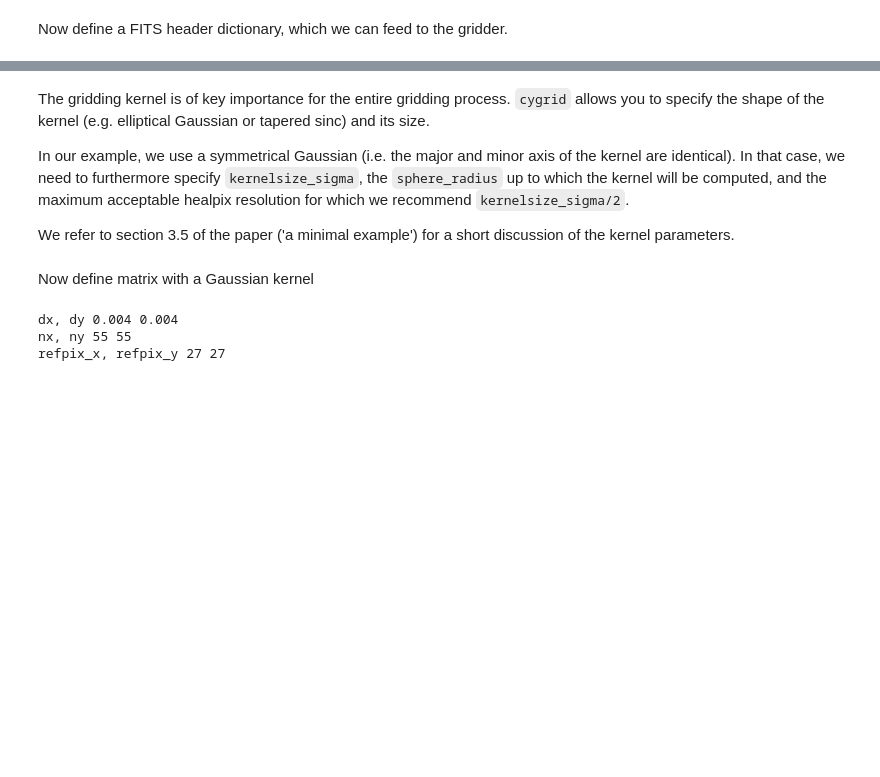
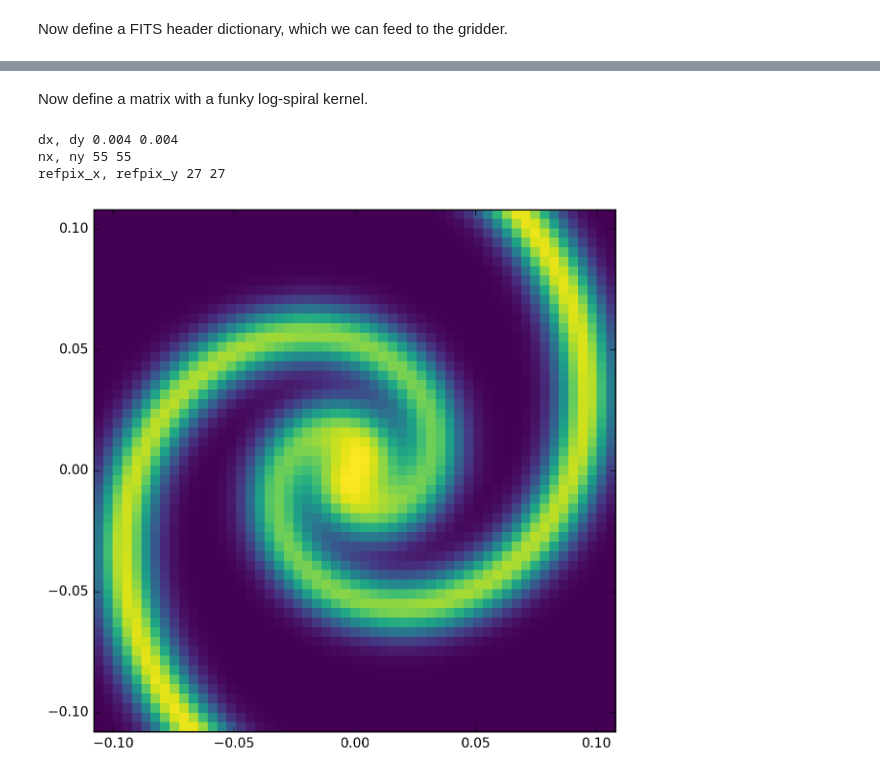
Before and after one commit to YangwdX/cygrid, a Jupyter notebook: notebooks/matrix.ipynb, the cells around one changed output, grey strips where cells are left out. Drawn from its saved outputs; the diff is of its cells as text; code cells hidden in the pictures; blank space fills up the shorter version.

```diff
--- a/notebooks/matrix.ipynb
+++ b/notebooks/matrix.ipynb
@@ -123,0 +113,2 @@ We start the gridding by initating the gridder with the `target_header`. Prior t
+# %% [markdown]
+Now define a matrix with a funky log-spiral kernel.
@@ -123,0 +119,21 @@ We start the gridding by initating the gridder with the `target_header`. Prior t
+# %%
+dx, dy = abs(target_header['CDELT1']) / 5., abs(target_header['CDELT2'] / 5.)
+print('dx, dy', dx, dy)
+
+# make kernel size odd (for each dimension)
+nx = 2 * int(support_radius / dx + 0.5) + 1
+ny = 2 * int(support_radius / dy + 0.5) + 1
+print('nx, ny', nx, ny)
+
+# put ref pixel exactly in the middle
+refpix_x, refpix_y = nx // 2, ny // 2
+print('refpix_x, refpix_y', refpix_x, refpix_y)
+
+xvec = (np.arange(nx) - refpix_x) * dx
+yvec = (np.arange(ny) - refpix_y) * dy
+
+# print(xcoords, ycoords)
+# %% [output]
+dx, dy 0.004 0.004
+nx, ny 55 55
+refpix_x, refpix_y 27 27
@@ -124,8 +171,14 @@ We start the gridding by initating the gridder with the `target_header`. Prior t
+# %%
+fig = pl.figure(figsize=(7, 7))
+ax = fig.add_subplot(111)
+ax.imshow(
+    gauss_matrix_kernel,
+    extent=(xvec[0], xvec[-1], yvec[0], yvec[-1]),
+    origin='lower', cmap='viridis', interpolation='nearest',
+    )
+ax.set_aspect('equal')
+pl.show()
+# %% [output]
+[figure, added]
 # %%
 gridder = cygrid.WcsGrid(target_header)
-# %% [markdown]
-The gridding kernel is of key importance for the entire gridding process. `cygrid` allows you to specify the shape of the kernel (e.g. elliptical Gaussian or tapered sinc) and its size.
-
-In our example, we use a symmetrical Gaussian (i.e. the major and minor axis of the kernel are identical). In that case, we need to furthermore specify `kernelsize_sigma`, the `sphere_radius` up to which the kernel will be computed, and the maximum acceptable healpix resolution for which we recommend `kernelsize_sigma/2`.
-
-We refer to section 3.5 of the paper ('a minimal example') for a short discussion of the kernel parameters.
@@ -136,23 +184,0 @@ support_radius = 50. * kernelsize_sigma
-# %% [markdown]
-Now define matrix with a Gaussian kernel
-# %%
-dx, dy = abs(target_header['CDELT1']) / 5., abs(target_header['CDELT2'] / 5.)
-print('dx, dy', dx, dy)
-
-# make kernel size odd (for each dimension)
-nx = 2 * int(support_radius / dx + 0.5) + 1
-ny = 2 * int(support_radius / dy + 0.5) + 1
-print('nx, ny', nx, ny)
-
-# put ref pixel exactly in the middle
-refpix_x, refpix_y = nx // 2, ny // 2
-print('refpix_x, refpix_y', refpix_x, refpix_y)
-
-xvec = (np.arange(nx) - refpix_x) * dx
-yvec = (np.arange(ny) - refpix_y) * dy
-
-# print(xcoords, ycoords)
-# %% [output]
-dx, dy 0.004 0.004
-nx, ny 55 55
-refpix_x, refpix_y 27 27
```
Also changed, not shown: parts of 17 cells of this notebook, 9 other files.
